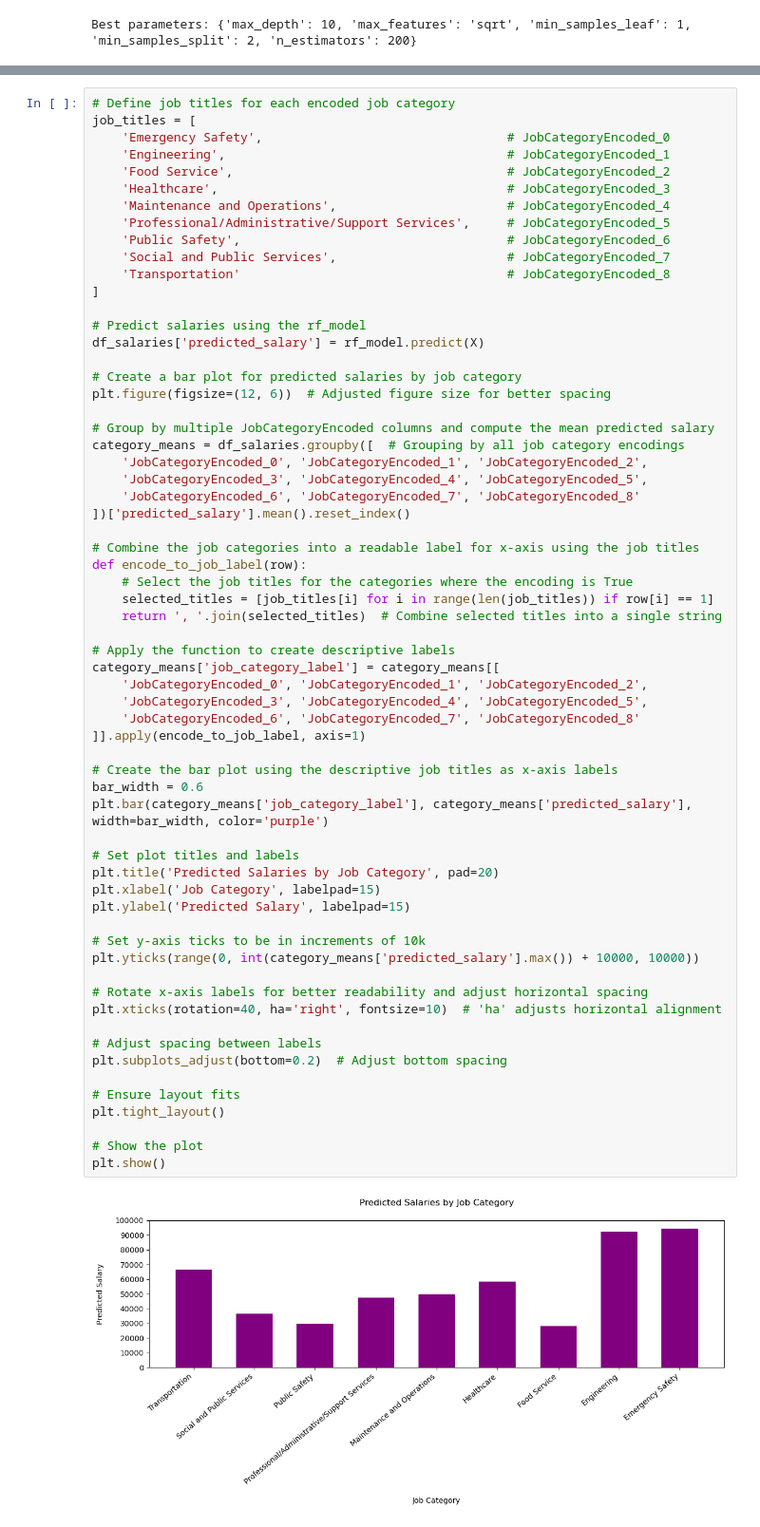
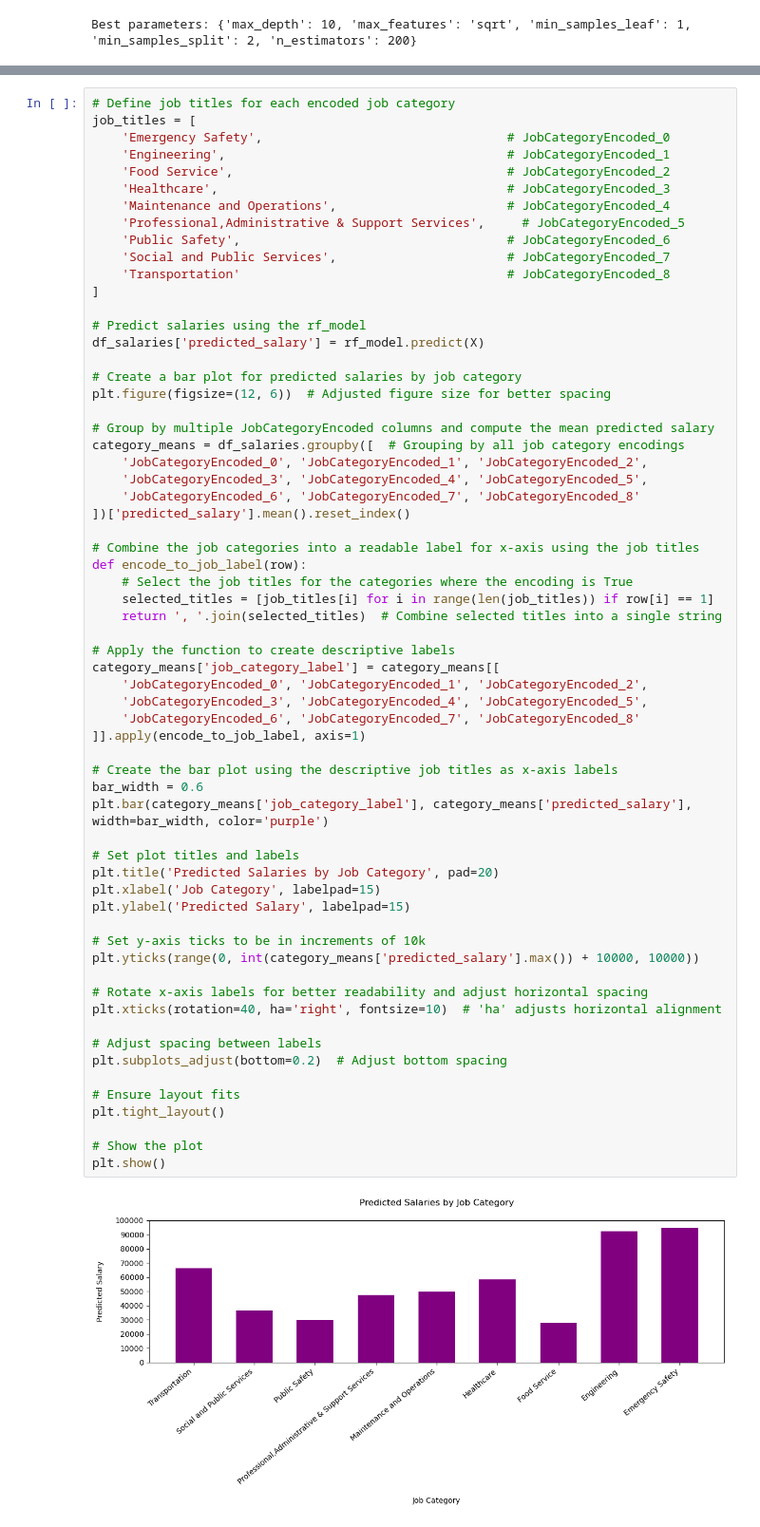
Before and after one commit to adrapiza/Project4-Group3, a Jupyter notebook: Prediction SF Salaries updated.ipynb, the cells around one changed output, grey strips where cells are left out. Shown: that part at 95% size. Cells and saved outputs as stored; diff of their text form.

```diff
--- a/Prediction SF Salaries updated.ipynb
+++ b/Prediction SF Salaries updated.ipynb
@@ -1096,7 +1102,7 @@ job_titles = [
     'Food Service',                                     # JobCategoryEncoded_2
     'Healthcare',                                       # JobCategoryEncoded_3
     'Maintenance and Operations',                       # JobCategoryEncoded_4
-    'Professional/Administrative/Support Services',     # JobCategoryEncoded_5
+    'Professional,Administrative & Support Services',     # JobCategoryEncoded_5
     'Public Safety',                                    # JobCategoryEncoded_6
     'Social and Public Services',                       # JobCategoryEncoded_7
     'Transportation'                                    # JobCategoryEncoded_8
@@ -1125,31 +1131,31 @@ def encode_to_job_label(row):
 category_means['job_category_label'] = category_means[[
     'JobCategoryEncoded_0', 'JobCategoryEncoded_1', 'JobCategoryEncoded_2',
     'JobCategoryEncoded_3', 'JobCategoryEncoded_4', 'JobCategoryEncoded_5',
     'JobCategoryEncoded_6', 'JobCategoryEncoded_7', 'JobCategoryEncoded_8'
 ]].apply(encode_to_job_label, axis=1)
 
 # Create the bar plot using the descriptive job titles as x-axis labels
 bar_width = 0.6
 plt.bar(category_means['job_category_label'], category_means['predicted_salary'], width=bar_width, color='purple')
 
 # Set plot titles and labels
 plt.title('Predicted Salaries by Job Category', pad=20)
 plt.xlabel('Job Category', labelpad=15)
 plt.ylabel('Predicted Salary', labelpad=15)
 
 # Set y-axis ticks to be in increments of 10k
 plt.yticks(range(0, int(category_means['predicted_salary'].max()) + 10000, 10000))
 
 # Rotate x-axis labels for better readability and adjust horizontal spacing
 plt.xticks(rotation=40, ha='right', fontsize=10)  # 'ha' adjusts horizontal alignment
 
 # Adjust spacing between labels
 plt.subplots_adjust(bottom=0.2)  # Adjust bottom spacing
 
 # Ensure layout fits
 plt.tight_layout()
 
 # Show the plot
 plt.show()
 # %% [output]
-[figure, old version]
+[figure, new version]
```
Also changed, not shown: parts of 10 cells of this notebook.
